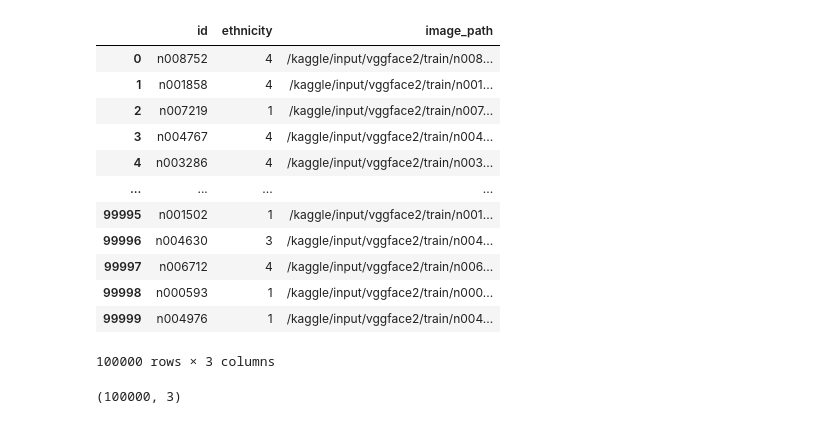
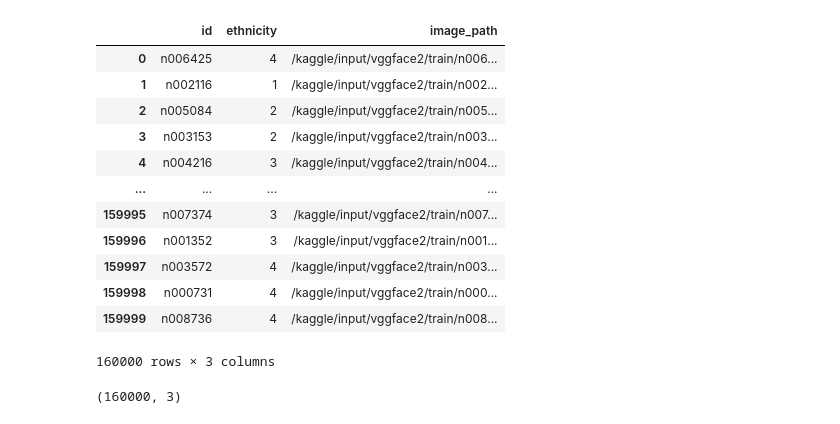
Before and after one commit to cshruti07/Chatgpt-clone, a Jupyter notebook: project-ethnicity-classification.ipynb, the cells around one changed output. Saved outputs shown, nothing was run; the diff lists cells and outputs as text; code cells hidden in the pictures.

Commit message:
Kaggle Notebook | Project_ethnicity_Classification | Version 4

```diff
--- a/project-ethnicity-classification.ipynb
+++ b/project-ethnicity-classification.ipynb
@@ -30,27 +29,27 @@ import numpy as np
 
 # print("Balanced data saved to 'balanced_data.csv'.")
 # %%
-df=pd.read_csv('/kaggle/input/balanced/balanced_data.csv')
+df=pd.read_csv('/kaggle/input/balamced40/balanced40.csv')
 df22=df
 df22
 # %% [output]
 |  | id | ethnicity | image_path |
-| 0 | n008752 | 4 | /kaggle/input/vggface2/train/n008... |
-| 1 | n001858 | 4 | /kaggle/input/vggface2/train/n001... |
-| 2 | n007219 | 1 | /kaggle/input/vggface2/train/n007... |
-| 3 | n004767 | 4 | /kaggle/input/vggface2/train/n004... |
-| 4 | n003286 | 4 | /kaggle/input/vggface2/train/n003... |
+| 0 | n006425 | 4 | /kaggle/input/vggface2/train/n006... |
+| 1 | n002116 | 1 | /kaggle/input/vggface2/train/n002... |
+| 2 | n005084 | 2 | /kaggle/input/vggface2/train/n005... |
+| 3 | n003153 | 2 | /kaggle/input/vggface2/train/n003... |
+| 4 | n004216 | 3 | /kaggle/input/vggface2/train/n004... |
 | ... | ... | ... | ... |
-| 99995 | n001502 | 1 | /kaggle/input/vggface2/train/n001... |
-| 99996 | n004630 | 3 | /kaggle/input/vggface2/train/n004... |
-| 99997 | n006712 | 4 | /kaggle/input/vggface2/train/n006... |
-| 99998 | n000593 | 1 | /kaggle/input/vggface2/train/n000... |
-| 99999 | n004976 | 1 | /kaggle/input/vggface2/train/n004... |
+| 159995 | n007374 | 3 | /kaggle/input/vggface2/train/n007... |
+| 159996 | n001352 | 3 | /kaggle/input/vggface2/train/n001... |
+| 159997 | n003572 | 4 | /kaggle/input/vggface2/train/n003... |
+| 159998 | n000731 | 4 | /kaggle/input/vggface2/train/n000... |
+| 159999 | n008736 | 4 | /kaggle/input/vggface2/train/n008... |
-100000 rows × 3 columns
+160000 rows × 3 columns
 # %%
 df22.shape
 # %% [output]
-(100000, 3)
+(160000, 3)
 # %%
 from keras.applications.vgg16 import VGG16
 from keras.models import Model
```
Also changed, not shown: parts of 8 cells of this notebook.
